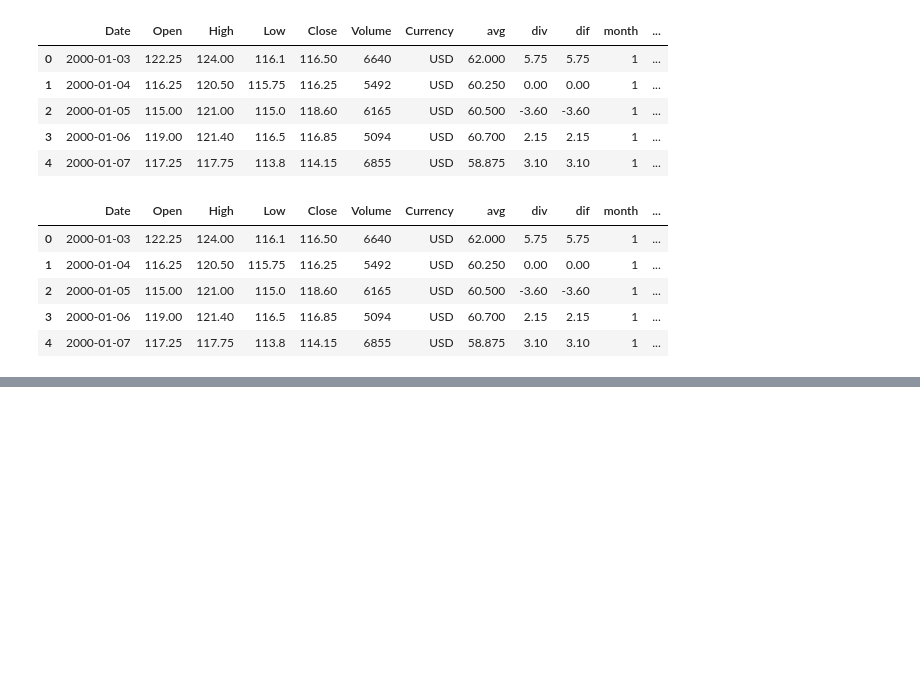
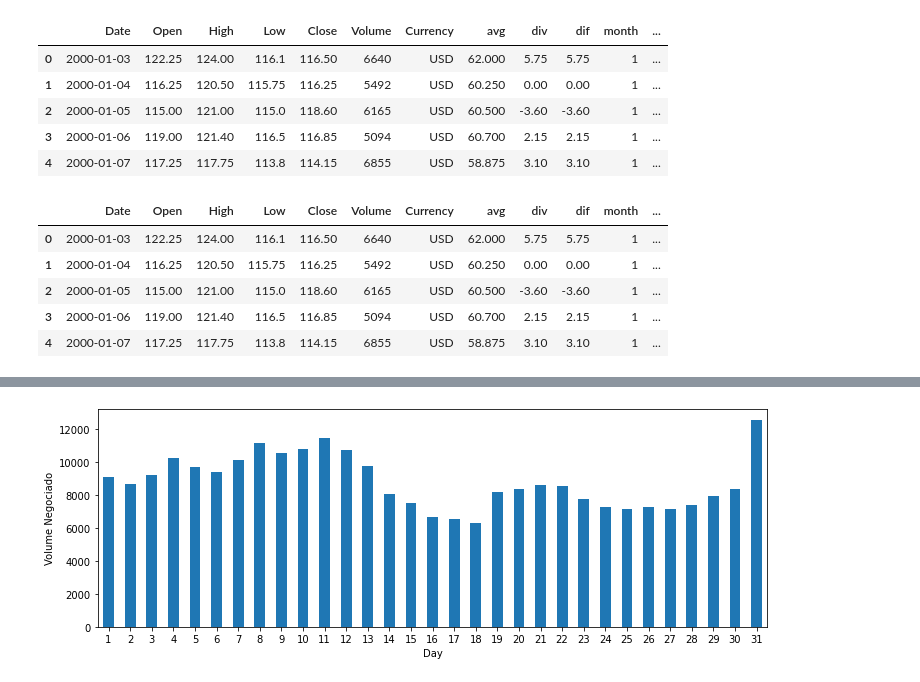
Before and after one commit to TeixeiraData/coffee-repository, a Jupyter notebook: first.ipynb, the cells around one changed output, grey strips where cells are left out. Saved outputs shown, nothing was run; the diff lists cells and outputs as text; code cells hidden in the pictures; blank space fills up the shorter version.

```diff
--- a/first.ipynb
+++ b/first.ipynb
@@ -493,0 +511,9 @@ coffee.head()
+# %%
+fig, axs = plt.subplots(figsize=(12, 4))
+coffee.groupby(coffee["Date"].dt.day)["Volume"].mean().plot(kind='bar',rot=0,ax=axs
+)
+plt.xlabel("Day");
+
+plt.ylabel("Volume Negociado");
+# %% [output]
+[figure, added]
```
Also changed, not shown: parts of 5 cells of this notebook, 1 other file.
